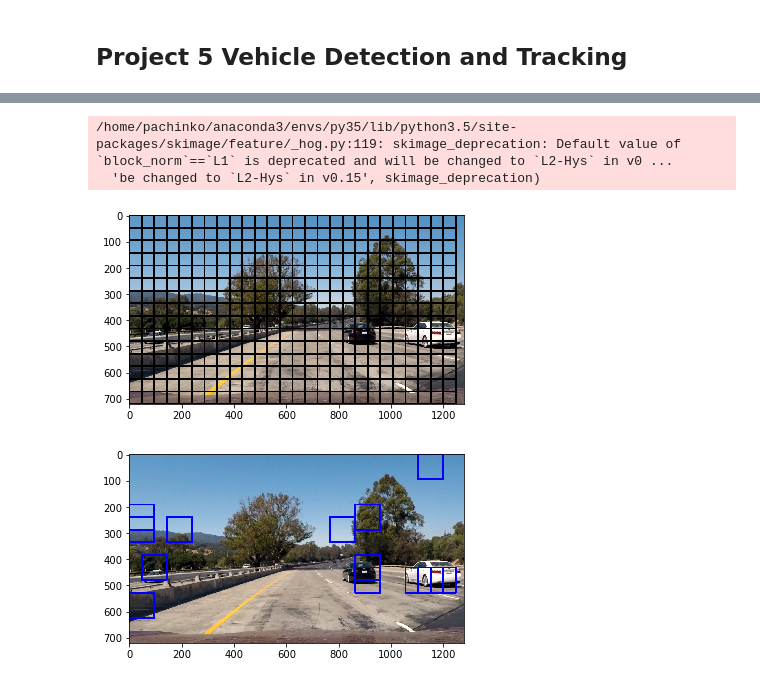
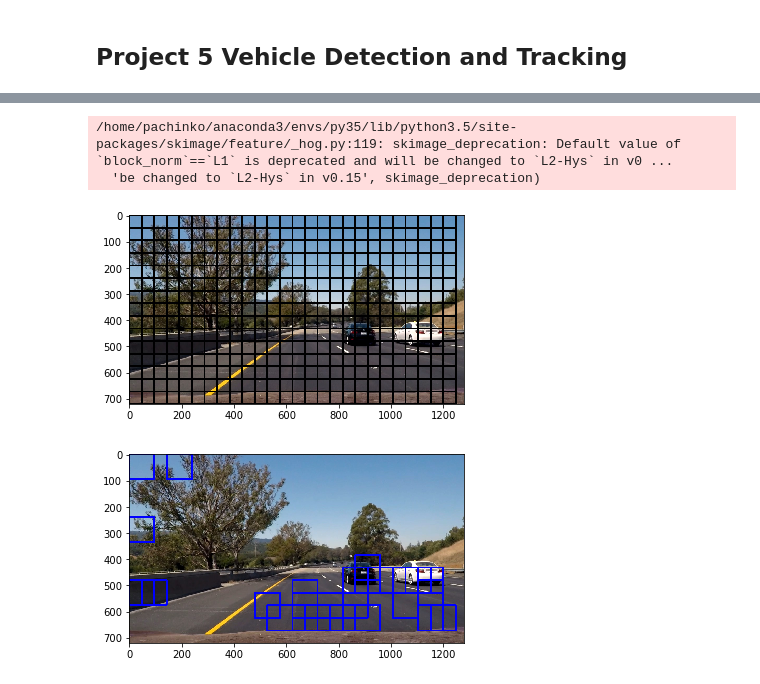
Before and after one commit to sunpochin/carnd-vehicle-detection-p5, a Jupyter notebook: pipeline-veh-detect.ipynb, the cells around one changed output, grey strips where cells are left out. Saved outputs shown, nothing was run; the diff lists cells and outputs as text; code cells hidden in the pictures.

Commit message:
Save my current progress.

```diff
--- a/pipeline-veh-detect.ipynb
+++ b/pipeline-veh-detect.ipynb
@@ -22,7 +17,8 @@ color_space = 'HLS'
 
 orient = 9  # HOG orientations
 
-pix_per_cell = 8 # HOG pixels per cell
+#pix_per_cell = 8 # HOG pixels per cell
+# making it 4 to have more rect in find_cars
 pix_per_cell = 4 # HOG pixels per cell
 
 cell_per_block = 2 # HOG cells per block
@@ -38,3 +34,6 @@ spatial_feat = True # Spatial features on or off
 hist_feat = True # Histogram features on or off
 hog_feat = True # HOG features on or off
 y_start_stop = [None, None] # Min and max in y to search in slide_window()
+
+# global variables:
+X_scaler = None
@@ -175,0 +156,16 @@ elapsed_time :  14.29987359046936
+# %%
+from pathlib import Path
+
+clf_file = Path("save/clf.pickle")
+scaler_file = Path("save/x_scaler.pickle")
+if clf_file.is_file() & scaler_file.is_file():
+    print(my_file,  "exist! Don't train classifier, just load it.")
+    with open('save/clf.pickle', 'rb') as f:
+        clf2 = pickle.load(f)
+        print(clf2)
+    with open('save/x_scaler.pickle', 'rb') as f:
+        global X_scaler
+        X_scaler = pickle.load(f)
+else:
+    print(my_file,  "One or more model files not exist, start training classifier...")
+    clf2 = train_classifier()
@@ -176,8 +185,16 @@ elapsed_time :  14.29987359046936
 # %%
-import time
+import numpy as np
+import cv2, glob
+import matplotlib.pyplot as plt
+import matplotlib.image as mpimg
+import pickle
+from tool_functions import *
+#%matplotlib qt
+%matplotlib inline
+
 start_time = time.time()
 
-image = mpimg.imread('test_images/test1.jpg')
+image = mpimg.imread('test_images/test6.jpg')
 draw_image = np.copy(image)
 
 # Uncomment the following line if you extracted training
@@ -193,7 +210,7 @@ windows = slide_window(image, x_start_stop=[None, None], y_start_stop=y_start_st
 elapsed_time = time.time() - start_time
 print('elapsed_time : ', elapsed_time )
 
-hot_windows = search_windows(image, windows, svc, X_scaler, color_space=color_space,
+hot_windows = search_windows(image, windows, clf2, X_scaler, color_space=color_space,
                         spatial_size=spatial_size, hist_bins=hist_bins,
                         orient=orient, pix_per_cell=pix_per_cell,
                         cell_per_block=cell_per_block,
@@ -218,4 +235,4 @@ elapsed_time :  0.03701066970825195
 /home/pachinko/anaconda3/envs/py35/lib/python3.5/site-packages/skimage/feature/_hog.py:119: skimage_deprecation: Default value of `block_norm`==`L1` is deprecated and will be changed to `L2-Hys` in v0 ...
   'be changed to `L2-Hys` in v0.15', skimage_deprecation)
-[figure, old version]
+[figure, new version]
-[figure, old version]
+[figure, new version]
```
Also changed, not shown: parts of 11 cells of this notebook, 2 other files.
